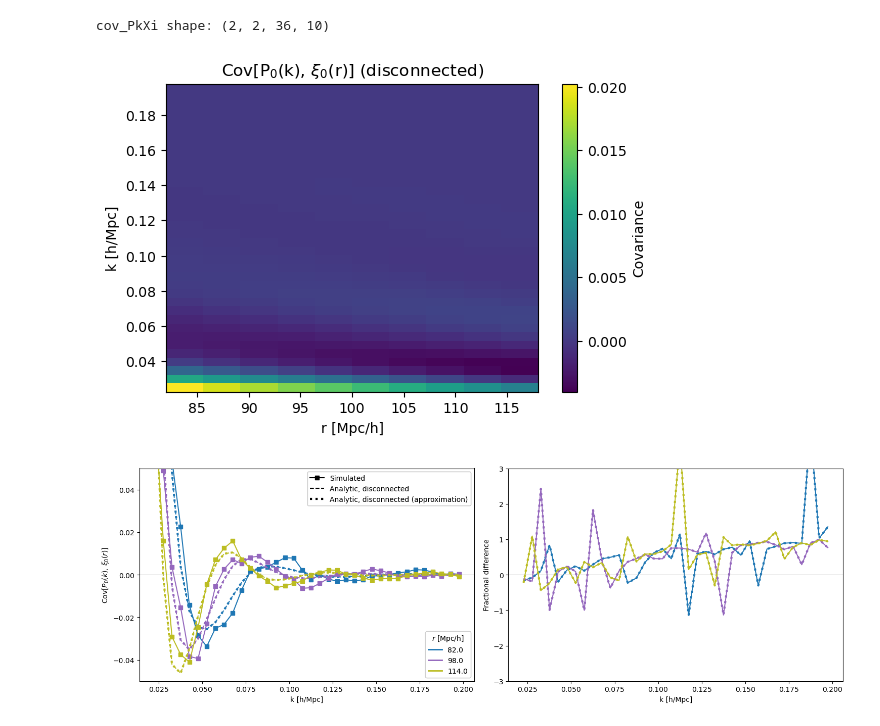
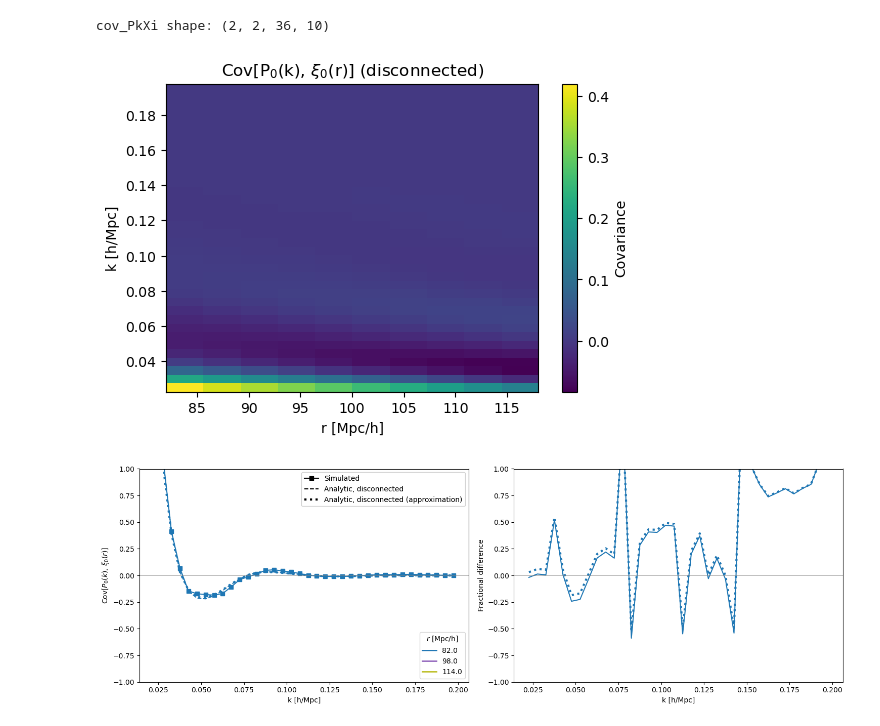
Before and after one commit to abaleato/PrePostCov, a Jupyter notebook: preprost_covariance.ipynb, the cells around one changed output. Saved outputs shown, nothing was run; the diff lists cells and outputs as text; code cells hidden in the pictures.

Commit message:
bugfix: multiply plin by kaiser; sum up to ell=4 in analytic calc of covmat

```diff
--- a/preprost_covariance.ipynb
+++ b/preprost_covariance.ipynb
@@ -19,13 +16,13 @@ The autoreload extension is already loaded. To reload it, use:
 db  = '/Users/antonbaleatolizancos/Projects/pre_post_covariance/data/'
 # Since it's helpful to have the k values, load
 # them from the P(k) file.
-fn  = 'Pk_ELG_desifid.txt'
+fn  = 'Pk_LRG2_desifid.txt'
 pkd = np.loadtxt(db+fn)
-xid = np.loadtxt(db+'Xi_post_ELG_desifid.txt')
+xid = np.loadtxt(db+'Xi_post_LRG2_desifid.txt')
 
 konh = pkd[:,0]
 # Load the covariance matrix.
-fn  = 'cov_rsd_BAO_ELG_desifid.txt'
+fn  = 'cov_rsd_BAO_LRG2_desifid.txt'
 cov = np.loadtxt(db+fn)
 # and compute the correlation matrix.
 std  = np.sqrt(np.diag(cov))
@@ -69,7 +66,7 @@ def f_of_a(a, OmegaM=1):
     ret = Da/a - a*(6*a**2 * (1 - OmegaM) * hyp2f1(4./3, 2, 17./6, -a**3 *  (1 - OmegaM)/OmegaM))/(11*OmegaM)/hyp2f1(1./3,1,11./6,-1/OmegaM*(1-OmegaM))
     return a * ret / Da
 
-z = 1.3
+z = 0.8
 pkparams = {
     'output': 'mPk',
     'P_k_max_h/Mpc': 20.,
@@ -110,8 +107,8 @@ def sigma_squared(mu):
     sigmasq_integrand = plin* W(konh)**2 / (6*np.pi**2)
     return D_of_mu(mu) * np.trapz(sigmasq_integrand, konh)
 
-def P_cross_of_mu(mu):
-    return plin * np.exp(-konh**2 * sigma_squared(mu) / 2)
+def P_cross_of_mu(mu, b=1.95):
+    return (b+f*mu**2)**2 * plin * np.exp(-konh**2 * sigma_squared(mu) / 2)
 
 plt.figure(figsize=(5, 3))
 for i, mu in enumerate(np.linspace(-1, 1, 5)):
@@ -121,7 +118,7 @@ plt.xlabel('k [h/Mpc]')
 plt.ylabel('$k\,P_{cross}(k, \mu)$')
 plt.title('$k\,P_{cross}(k, \mu)$ vs $k$ for different $\mu$')
 plt.xlim([konh[0],konh[-1]])
-plt.ylim([-500,500])
+#plt.ylim([-500,500])
 
 plt.legend()
 plt.show()
@@ -139,7 +136,7 @@ plt.plot(konh, konh*P4, label='|P4|')
 plt.xlabel('k [h/Mpc]')
 plt.ylabel('k P_ell(k) [(Mpc/h)^3]')
 plt.title('Legendre Multipoles of P_cross')
-plt.ylim([-500,500])
+#plt.ylim([-500,500])
 plt.xlim([konh[0],konh[-1]])
 plt.legend()
 # %% [output]
@@ -149,14 +146,14 @@ plt.legend()
 # %%
 # Use the Pk–Xi covariance class to compute the disconnected block
 
-V = 2.7e9  # (Mpc/h)^3
+V = 8e9  # (Mpc/h)^3
 poles = [0, 2]
 
 # Initialize the covariance builder
 cov_builder = PkXiCovariance(k=konh, r=xid[:,0], V=V, poles_Pk=poles, poles_Xi=poles,
                              ngauss_leg_product=48, r_avg_nsamp=100)
 # Provide the P_cross(k,mu)
-cov_builder.set_Pcross_from_callable(P_cross_of_mu, ells=poles, ngauss_eval=8)
+cov_builder.set_Pcross_from_callable(P_cross_of_mu, ells=[0,2,4], ngauss_eval=8)
 # Note that we could also have provided the multipoles directly as
 #cov_builder.set_Pcross_from_dict(Pcross_ells)
 
@@ -168,7 +165,7 @@ cov_PkXi shape: (2, 2, 36, 10)
 # Visualize a slice
 Pkpole = 0
 Xipole = 0
-adhoc_rescaling = 12
+adhoc_rescaling = 5
 
 rbins = np.arange(0, 10, 4)
 
@@ -189,14 +186,12 @@ fig, ax = plt.subplots(1, 2, figsize=(15, 5))
 
 if Pkpole == 0 and Xipole == 0:
     ax[1].set_ylim([-3, 3])
-    ax[0].set_ylim([-0.05, 0.05])
 elif Pkpole == 2 and Xipole == 2:
-    ax[1].set_ylim([-5, 5])
-    ax[0].set_ylim([-0.3, 0.15])
+    ax[1].set_ylim([-1, 1])
 else:
     pass
 
-for rbin in rbins:
+for rbin in rbins[:1]:
     cvec = cov[(Pkidx*Np0):(Pkidx+1)*Np0, rbin+Np0*len(cov_builder.poles_Xi)+xid.shape[0]*xiidx]
     theory = adhoc_rescaling * cov_PkXi[Pkidx, xiidx, :, rbin]
 
@@ -219,32 +214,35 @@ for rbin in rbins:
 
     # Add legend for rbins entries with matching colors
     legend_elements = [
         Line2D([0], [0], color='C'+str(rbin), lw=2, label=f'{cov_builder.r[rbin]:.1f}')
         for rbin in rbins
     ]
     line_legend = [
         Line2D([0], [0], color='k', marker='s', linestyle='-', label='Simulated'),
         Line2D([0], [0], color='k', linestyle='--', label='Analytic, disconnected'),
         Line2D([0], [0], color='k', linestyle=':', lw=3, label='Analytic, disconnected (approximation)')
     ]
     # Add legends separately
     # Add both legends without overwriting
     leg1 = ax[0].legend(handles=legend_elements, title=r'$r$ [Mpc/h]', loc='lower right')
     leg2 = ax[0].legend(handles=line_legend,  loc='upper right')
     ax[0].add_artist(leg1)
     # To show both legends, use this workaround:
     ax[0].add_artist(ax[0].get_legend())
 ax[0].set_ylabel(rf'$\mathrm{{Cov}}[P_{{{Pkpole}}}(k),\,\xi_{{{Xipole}}}(r)]$')
 ax[0].set_xscale('linear')
 ax[0].set_xlabel('k [h/Mpc]')
 
 ax[1].set_ylabel('Fractional difference')
 ax[1].set_xscale('linear')
 ax[1].set_xlabel('k [h/Mpc]')
 
 [ax[i].axhline(0, color='gray', ls='-', lw=0.5) for i in range(2)]
 
+ax[0].set_ylim([-1, 1])
+ax[1].set_ylim([-1, 1])
+
 fig.tight_layout()
 # %% [output]
-[figure, old version]
+[figure, new version]
-[figure, old version]
+[figure, new version]
```
Also changed, not shown: parts of 3 cells of this notebook.
